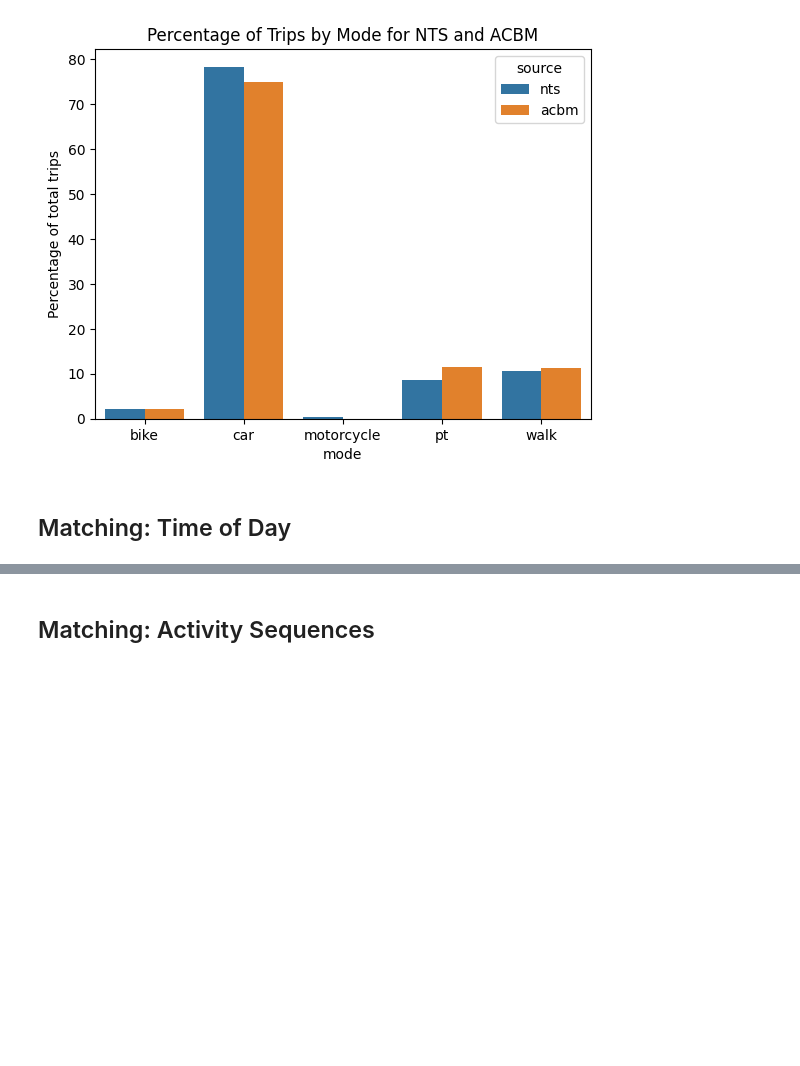
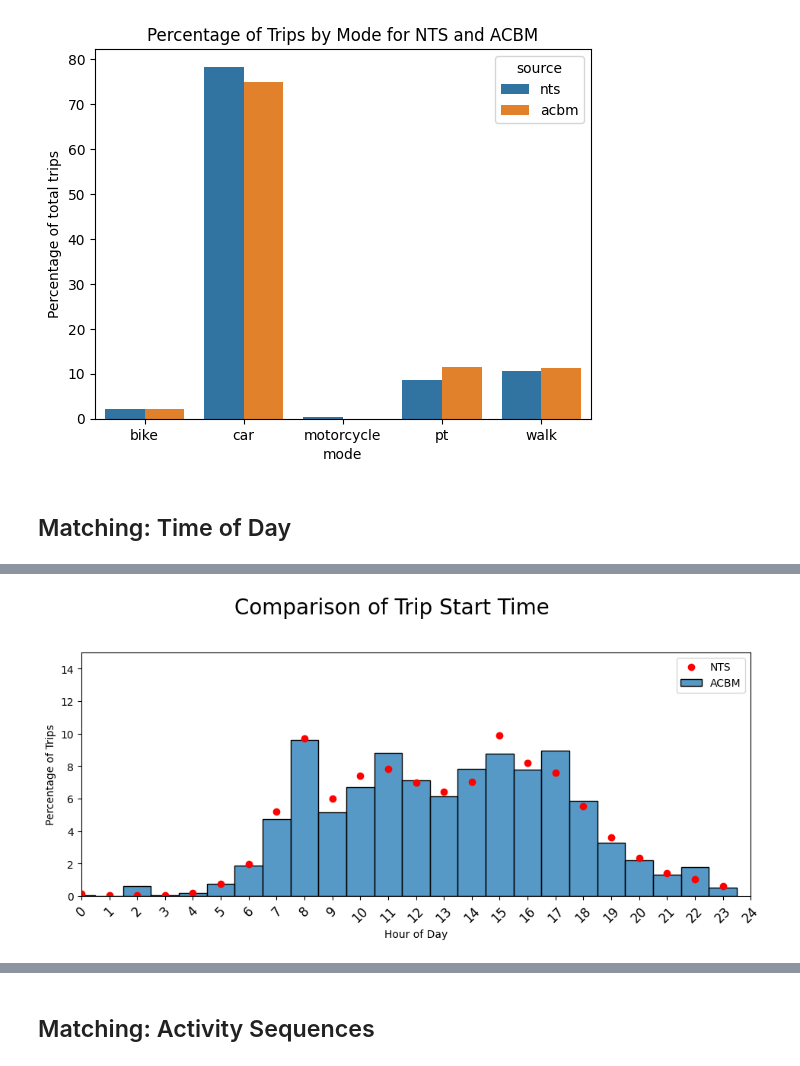
Before and after one commit to Urban-Analytics-Technology-Platform/acbm, a Jupyter notebook: notebooks/5_validate_outputs.ipynb, the cells around one changed output, grey strips where cells are left out. Saved outputs shown, nothing was run; the diff lists cells and outputs as text; code cells hidden in the pictures; blank space fills up the shorter version.

```diff
--- a/notebooks/5_validate_outputs.ipynb
+++ b/notebooks/5_validate_outputs.ipynb
@@ -318,0 +216,13 @@ plot_time_of_day_comparison(legs_acbm, legs_nts, max_y_value=70)
+# %%
+# Plot aggregate
+plot_comparison(
+    legs_acbm,
+    legs_nts,
+    value_column="tst_hour",
+    max_y_value=15,
+    plot_type="time",
+    figsize=(10, 5),
+    plot_mode="aggregate",
+)
+# %% [output]
+[figure, added]
```
Also changed, not shown: parts of 35 cells of this notebook.
